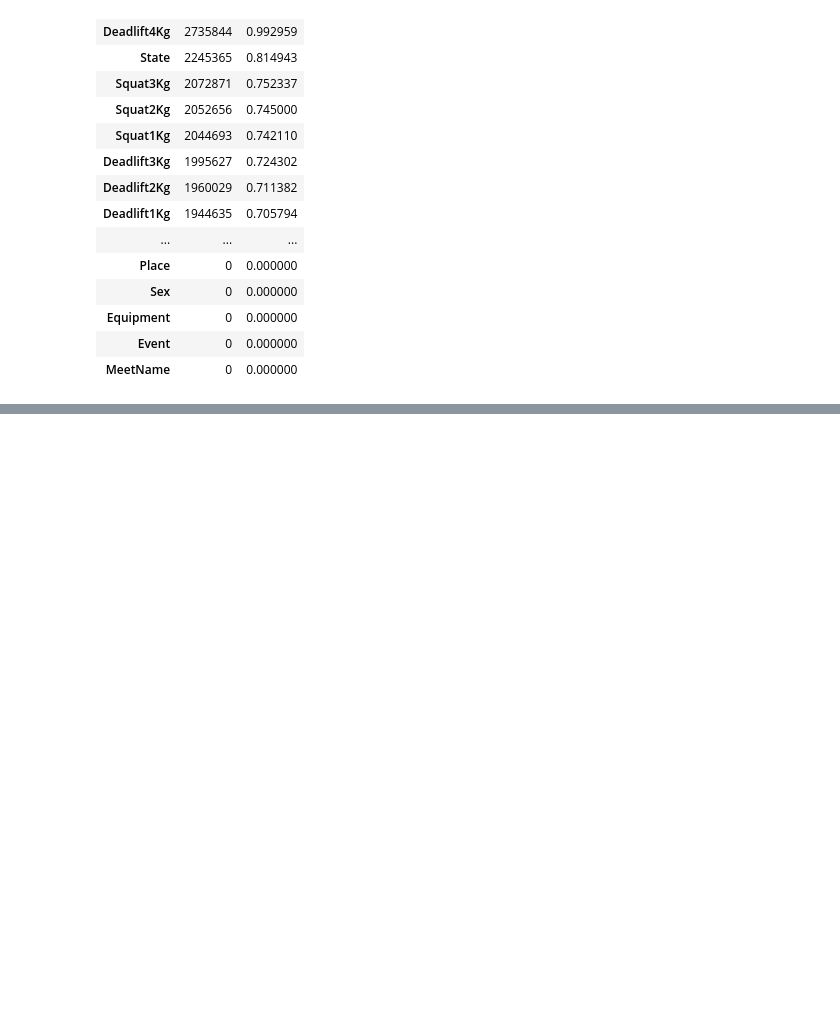
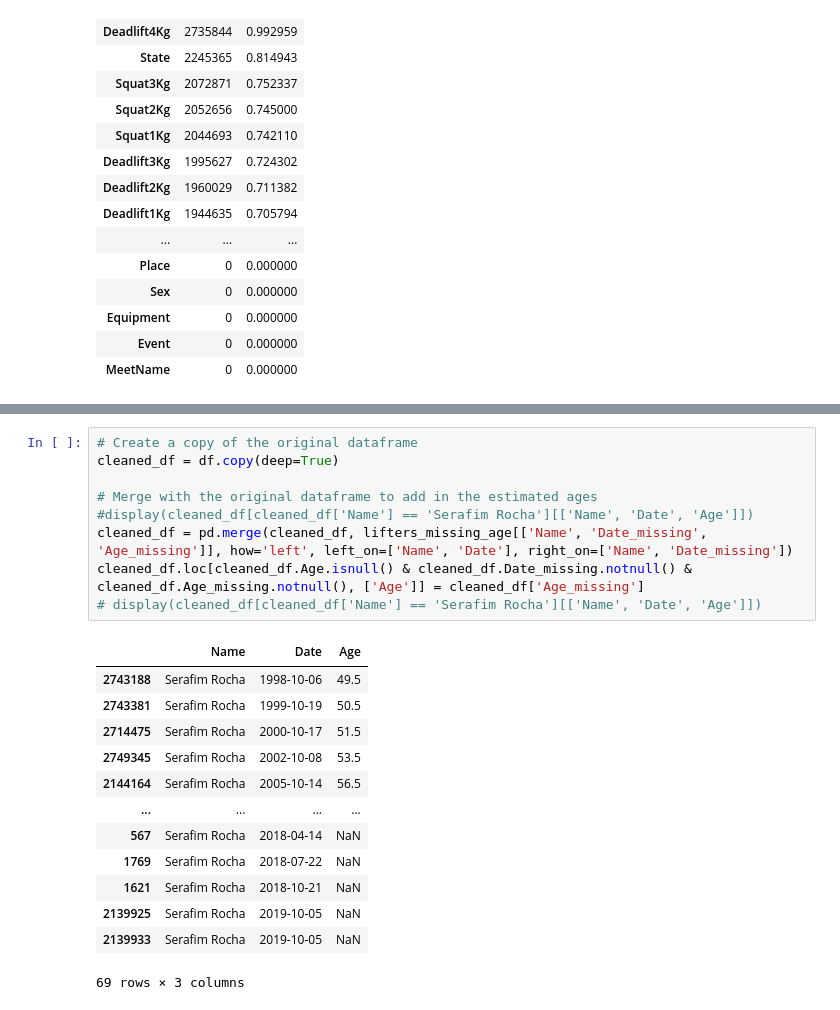
Before and after one commit to kim-jason/PowerliftingDataset, a Jupyter notebook: Powerlifting_Data_Science_Project.ipynb, the cells around one changed output, grey strips where cells are left out. Saved outputs shown, nothing was run; the diff lists cells and outputs as text; blank space fills up the shorter version.

```diff
--- a/Powerlifting_Data_Science_Project.ipynb
+++ b/Powerlifting_Data_Science_Project.ipynb
@@ -149,0 +224,23 @@ zeros = cleaned_df['']
+# %%
+# Create a copy of the original dataframe
+cleaned_df = df.copy(deep=True)
+
+# Merge with the original dataframe to add in the estimated ages
+#display(cleaned_df[cleaned_df['Name'] == 'Serafim Rocha'][['Name', 'Date', 'Age']])
+cleaned_df = pd.merge(cleaned_df, lifters_missing_age[['Name', 'Date_missing', 'Age_missing']], how='left', left_on=['Name', 'Date'], right_on=['Name', 'Date_missing'])
+cleaned_df.loc[cleaned_df.Age.isnull() & cleaned_df.Date_missing.notnull() & cleaned_df.Age_missing.notnull(), ['Age']] = cleaned_df['Age_missing']
+# display(cleaned_df[cleaned_df['Name'] == 'Serafim Rocha'][['Name', 'Date', 'Age']])
+# %% [output]
+|  | Name | Date | Age |
+| 2743188 | Serafim Rocha | 1998-10-06 | 49.5 |
+| 2743381 | Serafim Rocha | 1999-10-19 | 50.5 |
+| 2714475 | Serafim Rocha | 2000-10-17 | 51.5 |
+| 2749345 | Serafim Rocha | 2002-10-08 | 53.5 |
+| 2144164 | Serafim Rocha | 2005-10-14 | 56.5 |
+| ... | ... | ... | ... |
+| 567 | Serafim Rocha | 2018-04-14 | NaN |
+| 1769 | Serafim Rocha | 2018-07-22 | NaN |
+| 1621 | Serafim Rocha | 2018-10-21 | NaN |
+| 2139925 | Serafim Rocha | 2019-10-05 | NaN |
+| 2139933 | Serafim Rocha | 2019-10-05 | NaN |
+69 rows × 3 columns
```
Also changed, not shown: parts of 15 cells of this notebook.
